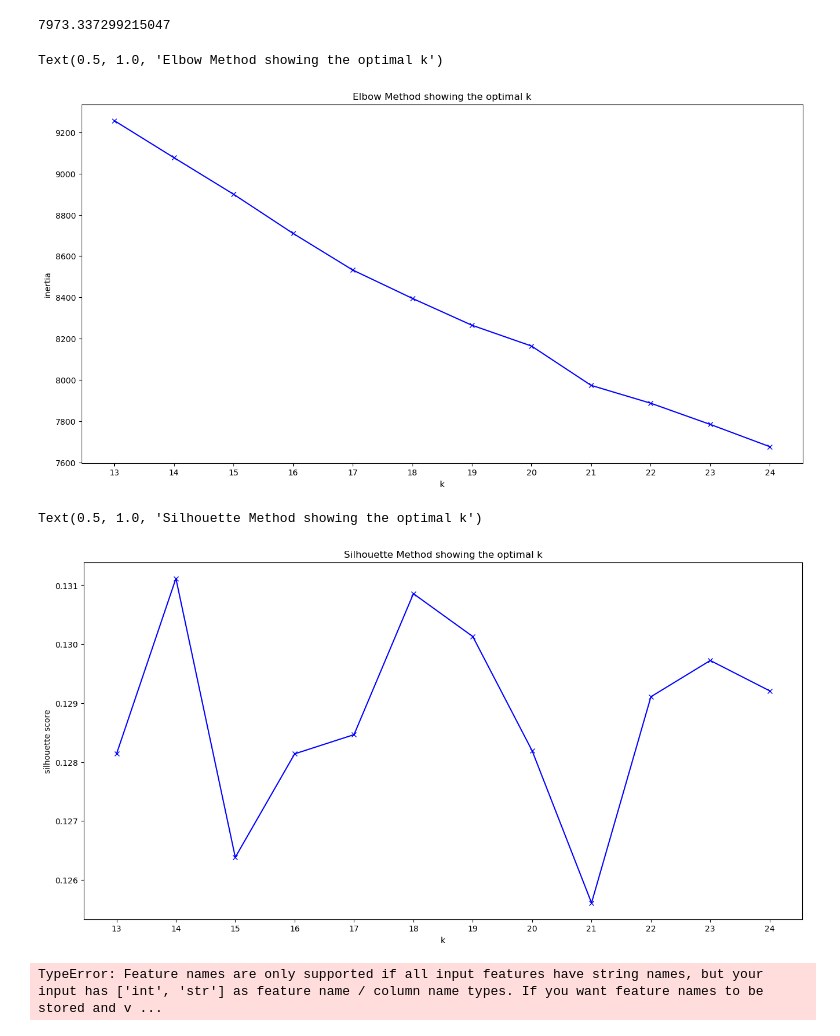
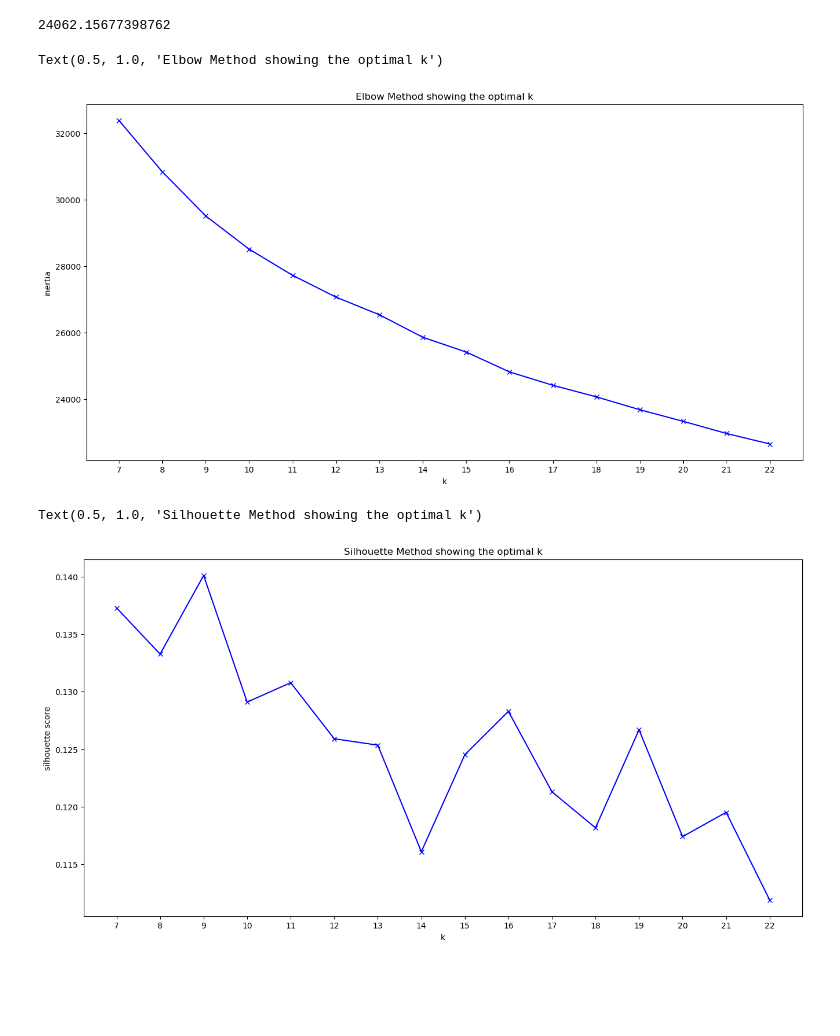
Before and after one commit to okravtsova123/SongRecommendationML-k-means-, a Jupyter notebook: Clustering.ipynb, the cells around one changed output. Drawn from its saved outputs; the diff is of its cells as text; code cells hidden in the pictures; blank space fills up the shorter version.

```diff
--- a/Clustering.ipynb
+++ b/Clustering.ipynb
@@ -24,7 +24,7 @@ df=pd.read_csv("https://raw.githubusercontent.com/okravtsova123/SongRecommendati
 sp = spotipy.Spotify(auth_manager=SpotifyClientCredentials(client_id= config.client_id, client_secret= config.client_secret))
 # %%
 #dropping columns for analysis
-columns_to_drop=['type', 'uri', 'track_href', 'analysis_url', 'duration_ms', 'time_signature']
+columns_to_drop=['type', 'uri', 'track_href', 'analysis_url']
 X=df.drop(columns_to_drop, axis=1)
 # setting indexes as IDs - convinient for scaling
 X.set_index("id", inplace=True)
@@ -70,5 +70,5 @@ X_scaled
 # %%
 #training model for clustering
-kmeans = KMeans(n_clusters=21, random_state=42)
+kmeans = KMeans(n_clusters=18, random_state=42)
 kmeans.fit(X_scaled)
 # %% [output]
@@ -100,10 +102,10 @@ Name: count, dtype: int64
 #checking inertia
 kmeans.inertia_
 # %% [output]
-7973.337299215047
+24062.15677398762
 # %%
 #choosing optimal k using lebow method
-K = range(13, 25)
+K = range(7, 23)
 inertia = []
 
 for k in K:
@@ -121,35 +123,32 @@ plt.xticks(np.arange(min(K), max(K)+1, 1.0))
 plt.title('Elbow Method showing the optimal k')
 # %% [output]
 Text(0.5, 1.0, 'Elbow Method showing the optimal k')
-[figure, old version]
+[figure, new version]
 # %%
-K = range(13, 25)
 silhouette = []
 
 for k in K:
     kmeans = KMeans(n_clusters=k,
                     random_state=42, n_init=10)
     kmeans.fit(X_scaled)
 
     silhouette.append(silhouette_score(X_scaled, kmeans.predict(X_scaled)))
 
 
 plt.figure(figsize=(16,8))
 plt.plot(K, silhouette, 'bx-')
 plt.xlabel('k')
 plt.ylabel('silhouette score')
 plt.xticks(np.arange(min(K), max(K)+1, 1.0))
 plt.title('Silhouette Method showing the optimal k')
 # %% [output]
 Text(0.5, 1.0, 'Silhouette Method showing the optimal k')
-[figure, old version]
+[figure, new version]
 # %%
 #adding clusters
 clusters=kmeans.predict(X_scaled)
 X_scaled_w_clusters=X_scaled
 X_scaled_w_clusters['cluster']=clusters
-# %% [output]
-TypeError: Feature names are only supported if all input features have string names, but your input has ['int', 'str'] as feature name / column name types. If you want feature names to be stored and v ...
 # %%
 #all in functions
 
```
Also changed, not shown: parts of 15 cells of this notebook, 4 other files.
